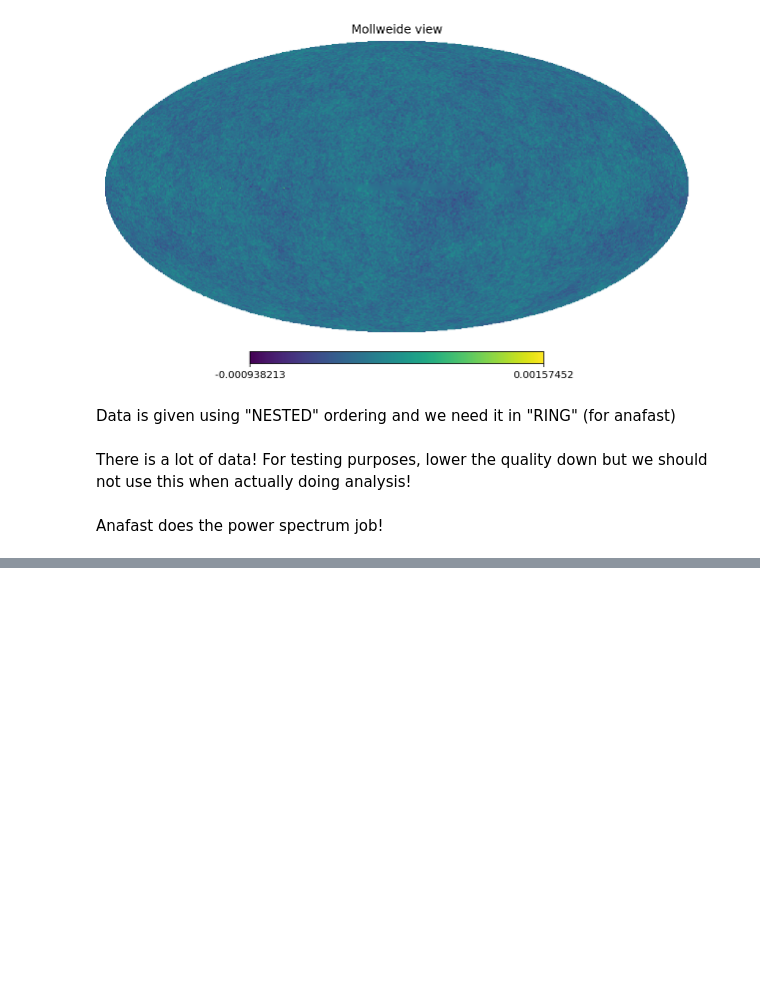
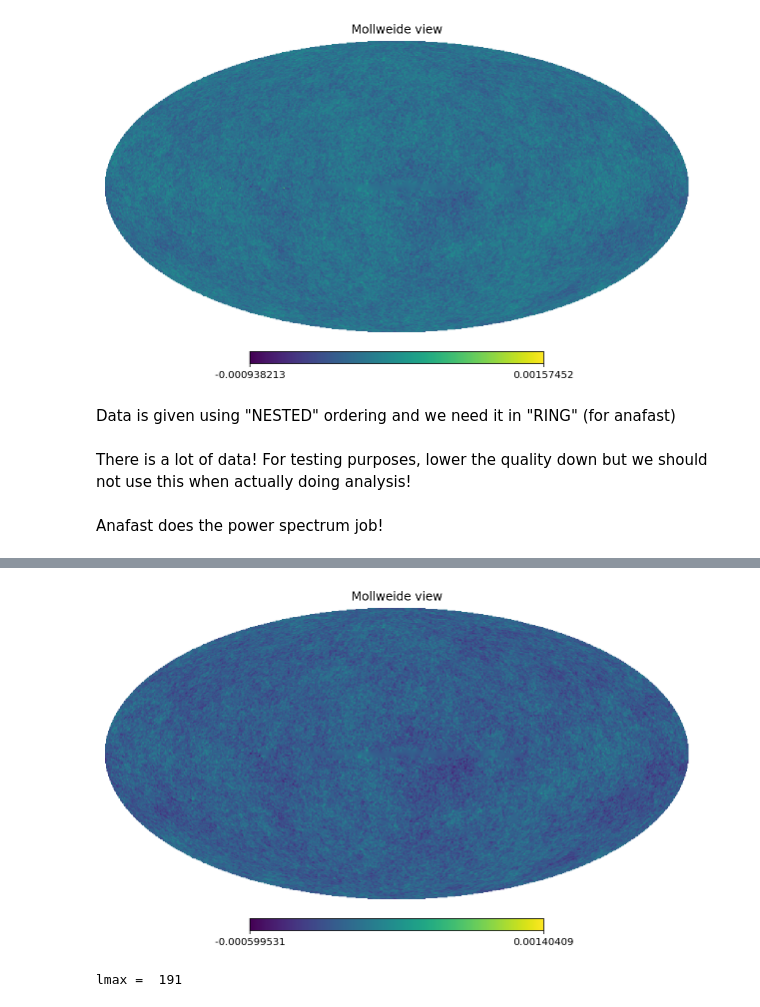
Before and after one commit to nallo97/lab3_astrolab, a Jupyter notebook: BasicAnalysis.ipynb, the cells around one changed output, grey strips where cells are left out. Saved outputs shown, nothing was run; the diff lists cells and outputs as text; code cells hidden in the pictures; blank space fills up the shorter version.

```diff
--- a/BasicAnalysis.ipynb
+++ b/BasicAnalysis.ipynb
@@ -62,6 +133,8 @@ Data is given using "NESTED" ordering and we need it in "RING" (for anafast)
 # %%
 # Data is given using "NESTED" ordering
 # we need it in RING to use anafast later on
-ring_data = hp.reorder(idata, inp='NESTED', out='RING')
+ring_datai = hp.reorder(idata, inp='NESTED', out='RING')
+ring_dataq = hp.reorder(qdata, inp='NESTED', out='RING')
+ring_datau = hp.reorder(udata, inp='NESTED', out='RING')
 # %% [markdown]
 There is a lot of data! For testing purposes, lower the quality down but we should not use this when actually doing analysis!
@@ -153,0 +264,8 @@ print(np.mean(sample_omegam), np.std(sample_omegam))
+# %%
+tnside = 256
+# %%
+almostgarbage = hp.ud_grade(ring_datai, tnside)
+# %%
+hp.mollview(almostgarbage);
+# %% [output]
+[figure, added]
@@ -153,0 +279,5 @@ print(np.mean(sample_omegam), np.std(sample_omegam))
+# %%
+lmax = 3*tnside - 1
+print("lmax = ", lmax)
+# %% [output]
+lmax =  191
```
Also changed, not shown: parts of 80 cells of this notebook, 1 other file.
